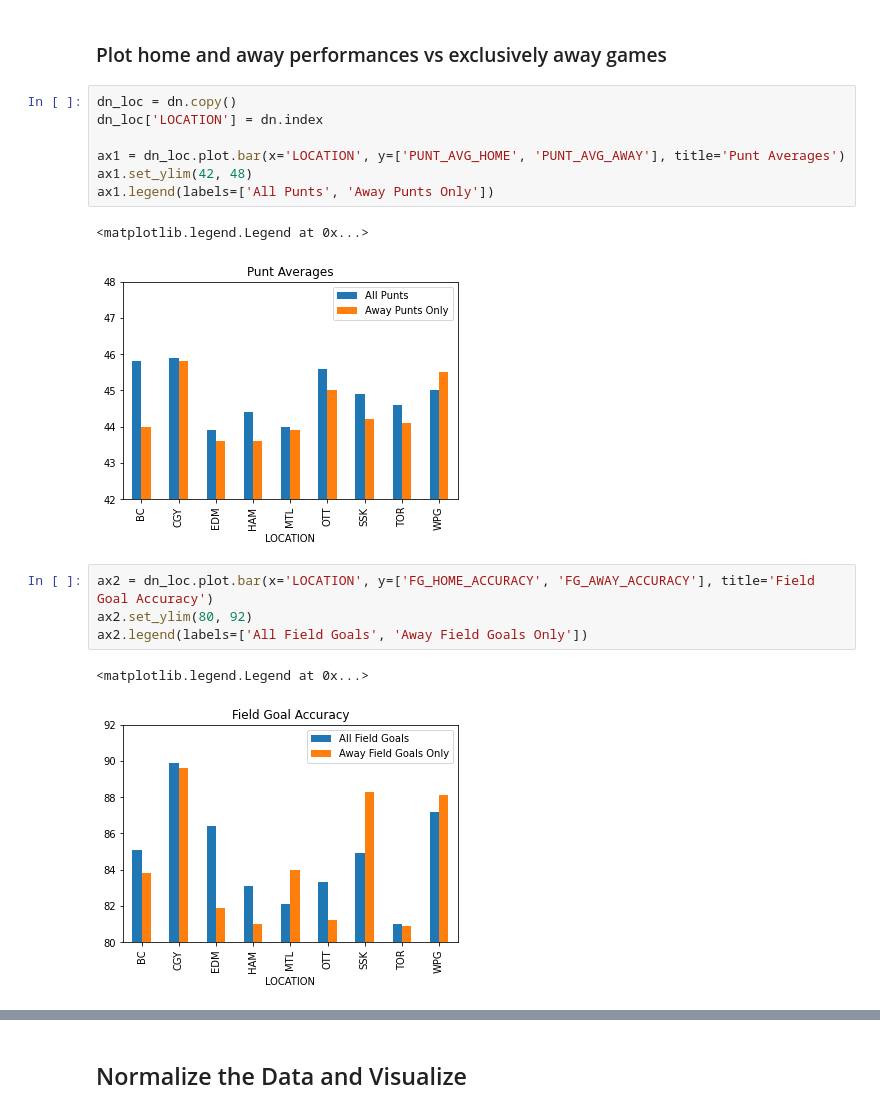
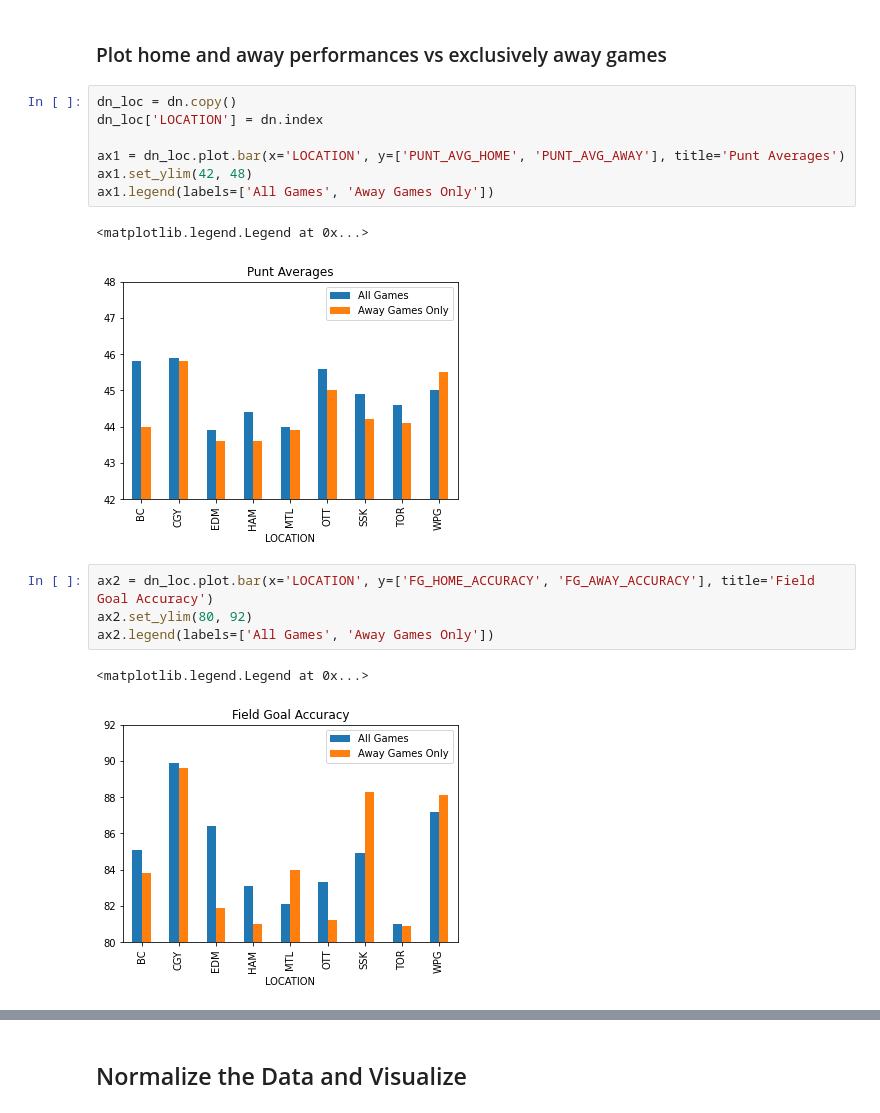
Before and after one commit to huuugh18/Programming-In-Python, a Jupyter notebook: CorseWork/CW1.ipynb, the cells around one changed output, grey strips where cells are left out. Cells and saved outputs as stored; diff of their text form.

```diff
--- a/CorseWork/CW1.ipynb
+++ b/CorseWork/CW1.ipynb
@@ -274,15 +274,15 @@ dn_loc['LOCATION'] = dn.index
 
 ax1 = dn_loc.plot.bar(x='LOCATION', y=['PUNT_AVG_HOME', 'PUNT_AVG_AWAY'], title='Punt Averages')
 ax1.set_ylim(42, 48)
-ax1.legend(labels=['All Punts', 'Away Punts Only'])
+ax1.legend(labels=['All Games', 'Away Games Only'])
 # %% [output]
 <matplotlib.legend.Legend at 0x...>
-[figure, old version]
+[figure, new version]
 # %%
 ax2 = dn_loc.plot.bar(x='LOCATION', y=['FG_HOME_ACCURACY', 'FG_AWAY_ACCURACY'], title='Field Goal Accuracy')
 ax2.set_ylim(80, 92)
-ax2.legend(labels=['All Field Goals', 'Away Field Goals Only'])
+ax2.legend(labels=['All Games', 'Away Games Only'])
 # %% [output]
 <matplotlib.legend.Legend at 0x...>
-[figure, old version]
+[figure, new version]
 # %% [markdown]
```
Also changed, not shown: parts of 31 cells of this notebook.
